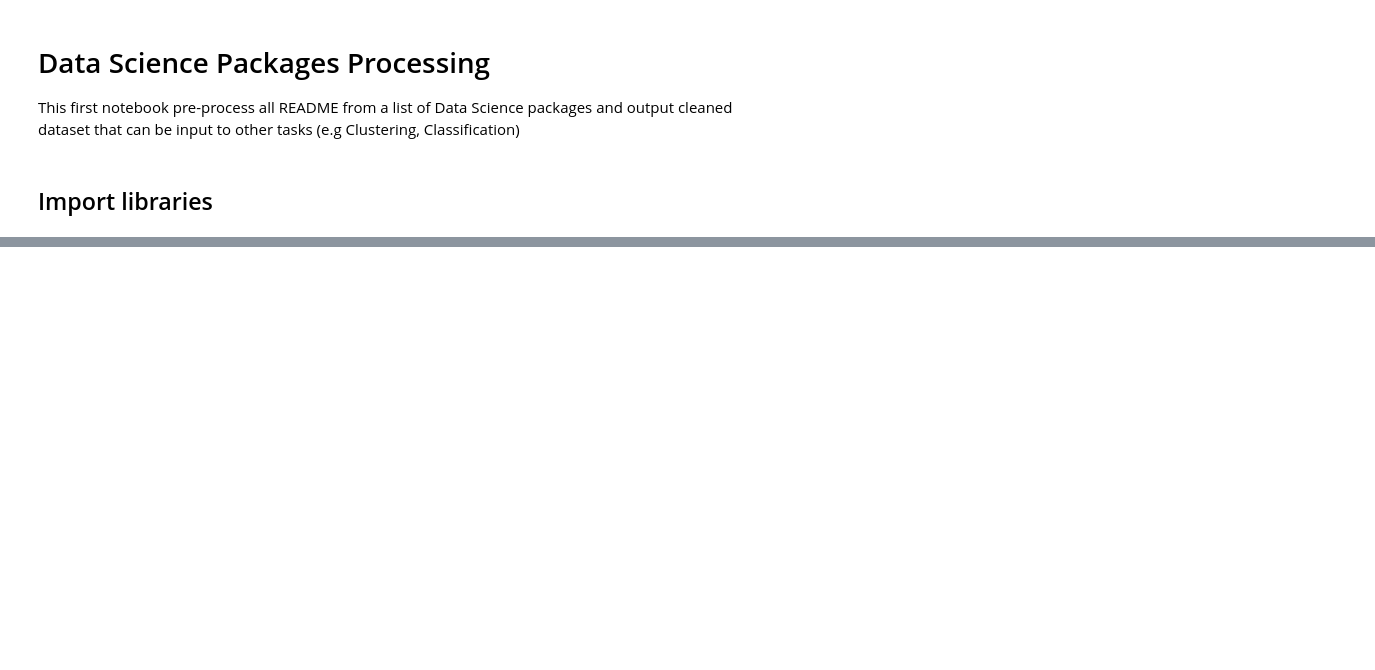
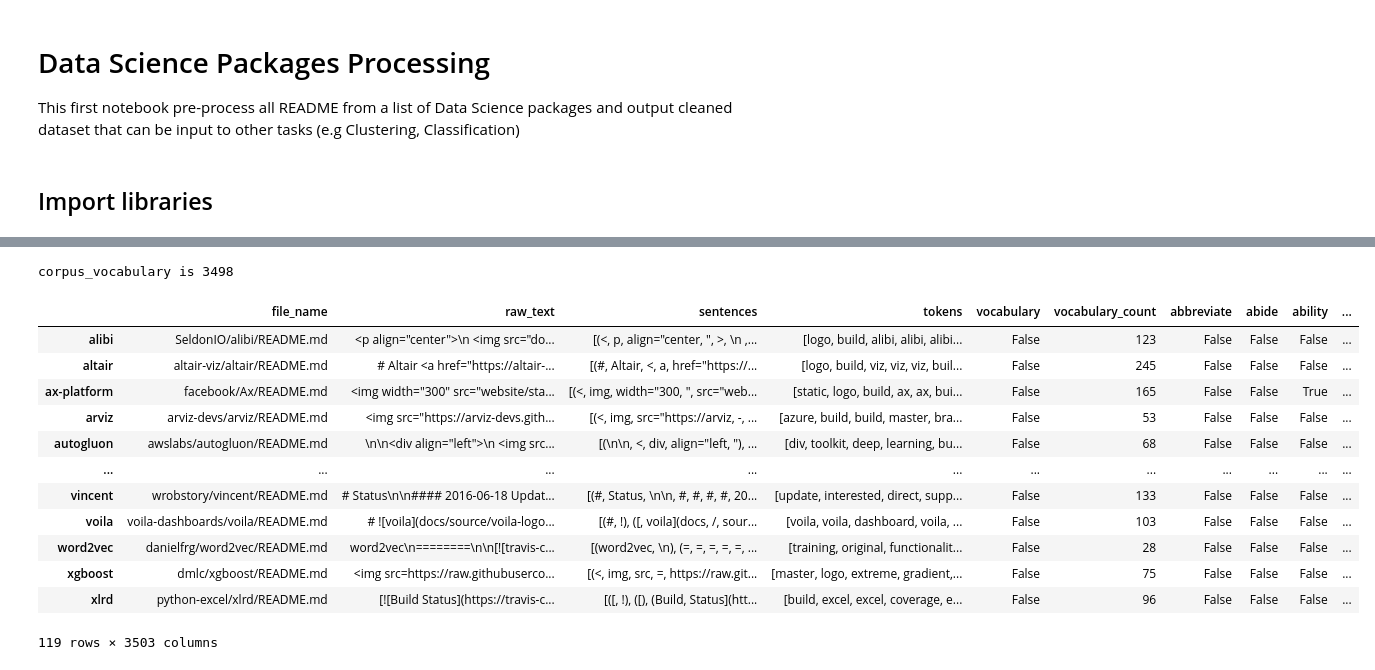
Before and after one commit to pacospace/cluster-data-science-packages, a Jupyter notebook: notebooks/DataProcessing.ipynb, the cells around one changed output, grey strips where cells are left out. Drawn from its saved outputs; the diff is of its cells as text; code cells hidden in the pictures; blank space fills up the shorter version.

```diff
--- a/notebooks/DataProcessing.ipynb
+++ b/notebooks/DataProcessing.ipynb
@@ -25,0 +195,37 @@ pd.DataFrame(input_file)
+# %%
+corpus_vocabulary = []
+# Visualize vocabulary and distribution in each package
+for package_name, vocabulary in vocabulary_package.items():
+    for word in vocabulary:
+        if word not in corpus_vocabulary:
+            corpus_vocabulary.append(word)
+
+print(f"corpus_vocabulary is {len(corpus_vocabulary)}")
+# %% [output]
+corpus_vocabulary is 3498
+# %%
+for word in sorted(corpus_vocabulary):
+    corpus_word = []
+    for package_name, vocabulary in vocabulary_package.items():
+        if word in vocabulary:
+            corpus_word.append(True)
+        else:
+            corpus_word.append(False)
+
+    data_science_readmes_pd[word] = corpus_word
+# %%
+data_science_readmes_pd
+# %% [output]
+|  | file_name | raw_text | sentences | tokens | vocabulary | vocabulary_count | abbreviate | abide | ability | ... |
+| alibi | SeldonIO/alibi/README.md | <p align="center">\n <img src="do... | [(<, p, align="center, ", >, \n ,... | [logo, build, alibi, alibi, alibi... | False | 123 | False | False | False | ... |
+| altair | altair-viz/altair/README.md | # Altair <a href="https://altair-... | [(#, Altair, <, a, href="https://... | [logo, build, viz, viz, viz, buil... | False | 245 | False | False | False | ... |
+| ax-platform | facebook/Ax/README.md | <img width="300" src="website/sta... | [(<, img, width="300, ", src="web... | [static, logo, build, ax, ax, bui... | False | 165 | False | False | True | ... |
+| arviz | arviz-devs/arviz/README.md | <img src="https://arviz-devs.gith... | [(<, img, src="https://arviz, -, ... | [azure, build, build, master, bra... | False | 53 | False | False | False | ... |
+| autogluon | awslabs/autogluon/README.md | \n\n<div align="left">\n <img src... | [(\n\n, <, div, align="left, "), ... | [div, toolkit, deep, learning, bu... | False | 68 | False | False | False | ... |
+| ... | ... | ... | ... | ... | ... | ... | ... | ... | ... | ... |
+| vincent | wrobstory/vincent/README.md | # Status\n\n#### 2016-06-18 Updat... | [(#, Status, \n\n, #, #, #, #, 20... | [update, interested, direct, supp... | False | 133 | False | False | False | ... |
+| voila | voila-dashboards/voila/README.md | # ![voila](docs/source/voila-logo... | [(#, !), ([, voila](docs, /, sour... | [voila, voila, dashboard, voila, ... | False | 103 | False | False | False | ... |
+| word2vec | danielfrg/word2vec/README.md | word2vec\n========\n\n[![travis-c... | [(word2vec, \n), (=, =, =, =, =, ... | [training, original, functionalit... | False | 28 | False | False | False | ... |
+| xgboost | dmlc/xgboost/README.md | <img src=https://raw.githubuserco... | [(<, img, src, =, https://raw.git... | [master, logo, extreme, gradient,... | False | 75 | False | False | False | ... |
+| xlrd | python-excel/xlrd/README.md | [![Build Status](https://travis-c... | [([, !), ([), (Build, Status](htt... | [build, excel, excel, coverage, e... | False | 96 | False | False | False | ... |
+119 rows × 3503 columns
```
Also changed, not shown: parts of 11 cells of this notebook, 2 other files.
